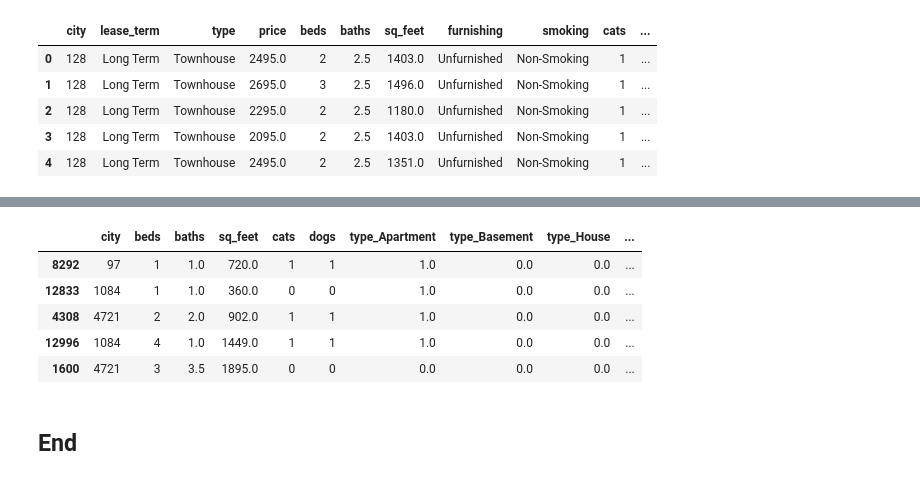
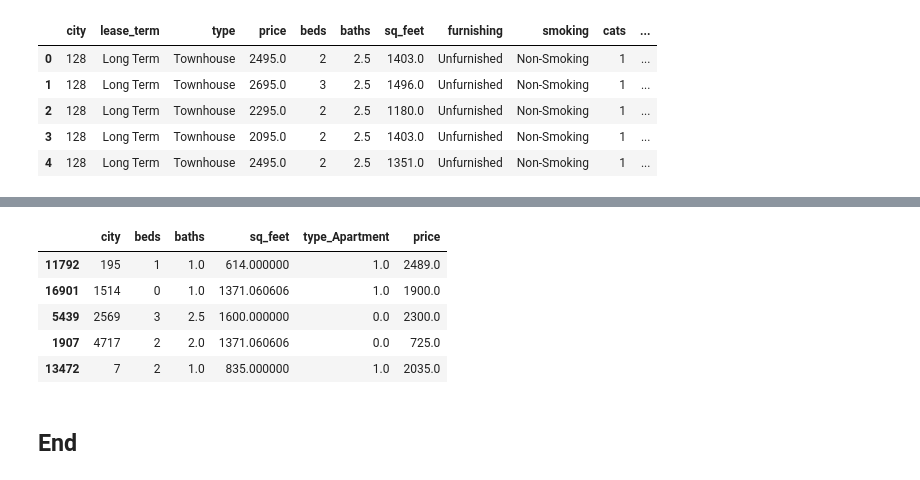
Before and after one commit to nadpierre/rental-prices-regression-project, a Jupyter notebook: DataPreprocessing.ipynb, the cells around one changed output, grey strips where cells are left out. Drawn from its saved outputs; the diff is of its cells as text; code cells hidden in the pictures.

Commit message:
restructure project, apply polynomial regression

```diff
--- a/Notebooks/DataPreprocessing.ipynb
+++ b/DataPreprocessing.ipynb
@@ -144,19 +144,19 @@ X.shape
 # %%
 # Select features using Mutual Info Regresssion, since there might be non-linear relationships between the features.
-selector = SelectKBest(score_func=mutual_info_regression, k=10)
-X_train_selected = selector.fit_transform(X_train_scaled, y_train)
+selector = SelectKBest(score_func=mutual_info_regression, k=5)
+X_train_selected = selector.fit_transform(X_train, y_train)
 selected_features = selector.get_feature_names_out(X.columns)
 selected_columns = list(selected_features)
 selected_columns.append('price')
 df = df[selected_columns]
 df.sample(5)
 # %% [output]
-|  | city | beds | baths | sq_feet | cats | dogs | type_Apartment | type_Basement | type_House | ... |
-| 8292 | 97 | 1 | 1.0 | 720.0 | 1 | 1 | 1.0 | 0.0 | 0.0 | ... |
-| 12833 | 1084 | 1 | 1.0 | 360.0 | 0 | 0 | 1.0 | 0.0 | 0.0 | ... |
-| 4308 | 4721 | 2 | 2.0 | 902.0 | 1 | 1 | 1.0 | 0.0 | 0.0 | ... |
-| 12996 | 1084 | 4 | 1.0 | 1449.0 | 1 | 1 | 1.0 | 0.0 | 0.0 | ... |
-| 1600 | 4721 | 3 | 3.5 | 1895.0 | 0 | 0 | 0.0 | 0.0 | 0.0 | ... |
+|  | city | beds | baths | sq_feet | type_Apartment | price |
+| 11792 | 195 | 1 | 1.0 | 614.000000 | 1.0 | 2489.0 |
+| 16901 | 1514 | 0 | 1.0 | 1371.060606 | 1.0 | 1900.0 |
+| 5439 | 2569 | 3 | 2.5 | 1600.000000 | 0.0 | 2300.0 |
+| 1907 | 4717 | 2 | 2.0 | 1371.060606 | 0.0 | 725.0 |
+| 13472 | 7 | 2 | 1.0 | 835.000000 | 1.0 | 2035.0 |
 # %%
 # Dump preprocessed data into a pickle file
 data = {
```
Also changed, not shown: parts of 15 cells of this notebook, 6 other files.
